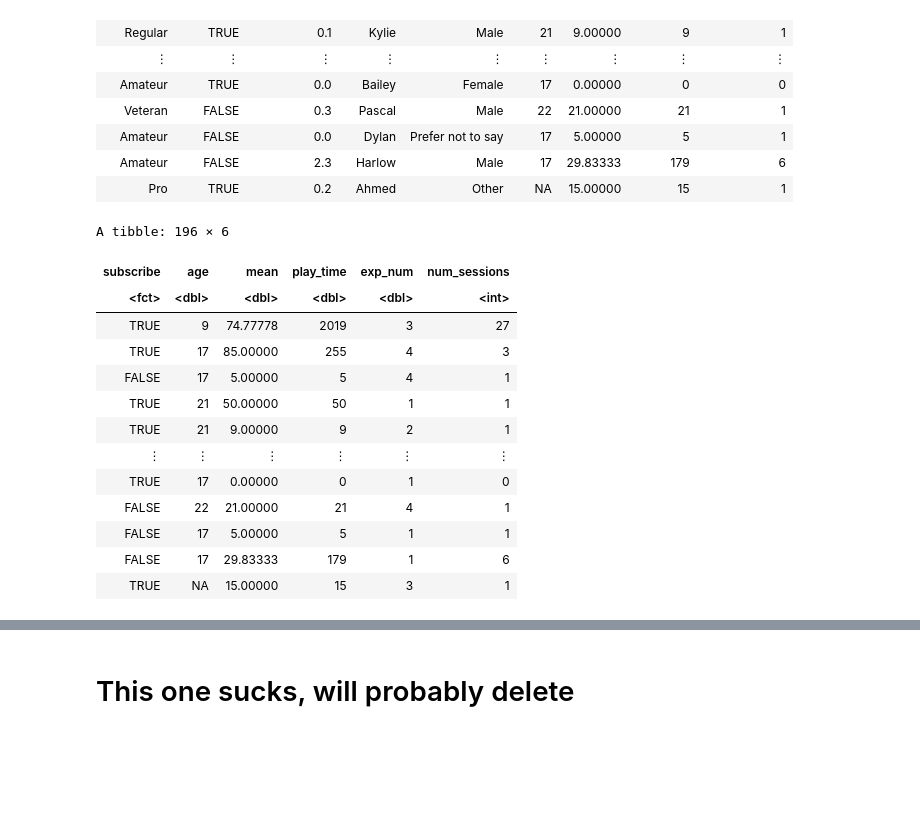
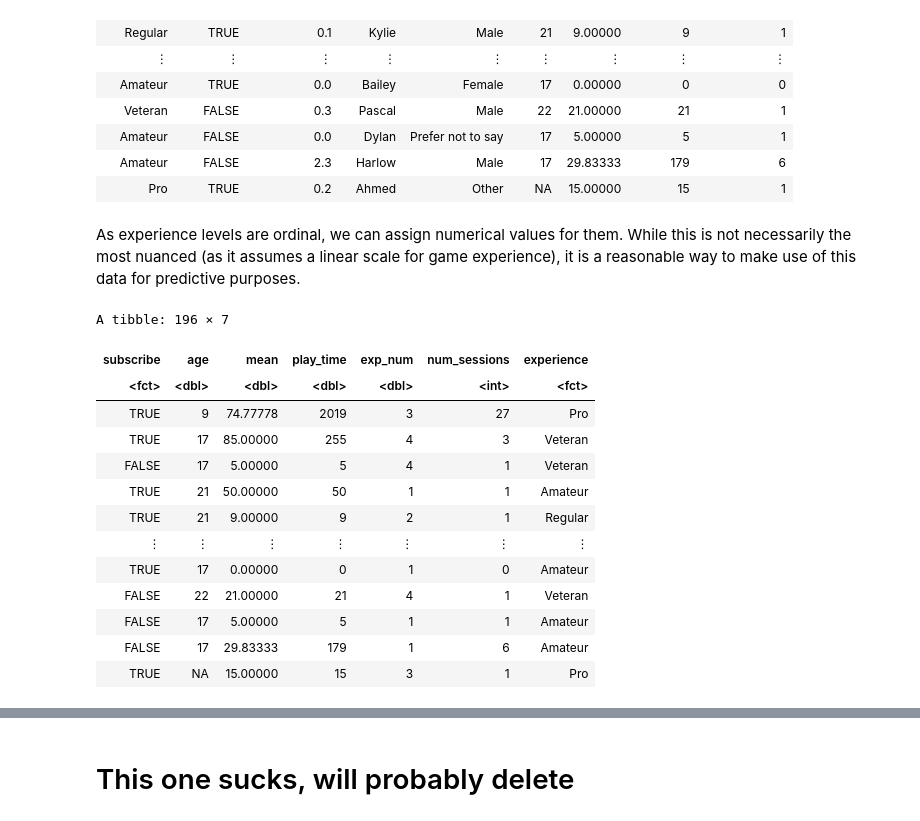
Before and after one commit to YoyoLiu314/group-project, a Jupyter notebook: group_project.ipynb, the cells around one changed output, grey strips where cells are left out. Saved outputs shown, nothing was run; the diff lists cells and outputs as text; code cells hidden in the pictures; blank space fills up the shorter version.

```diff
--- a/group_project.ipynb
+++ b/group_project.ipynb
@@ -138,28 +135,30 @@ A tibble: 196 × 9
 | Amateur | FALSE | 0.0 | Dylan | Prefer not to say | 17 | 5.00000 | 5 | 1 |
 | Amateur | FALSE | 2.3 | Harlow | Male | 17 | 29.83333 | 179 | 6 |
 | Pro | TRUE | 0.2 | Ahmed | Other | NA | 15.00000 | 15 | 1 |
+# %% [markdown]
+As experience levels are ordinal, we can assign numerical values for them. While this is not necessarily the most nuanced (as it assumes a linear scale for game experience), it is a reasonable way to make use of this data for predictive purposes.
 # %%
 players_numeric <- players_joined |>
     mutate(exp_num = case_when(experience == "Beginner" ~ 0,
                                experience == "Amateur" ~ 1,
                                experience == "Regular" ~ 2,
                                experience == "Pro" ~ 3,
                                experience == "Veteran" ~ 4)) |>
-    select(subscribe, age, mean, play_time, exp_num, num_sessions) |>
-    mutate(subscribe = as_factor(subscribe))
+    select(subscribe, age, mean, play_time, exp_num, num_sessions, experience) |>
+    mutate(subscribe = as_factor(subscribe), experience = as_factor(experience))
 players_numeric
 # %% [output]
-A tibble: 196 × 6
+A tibble: 196 × 7
-| subscribe | age | mean | play_time | exp_num | num_sessions |
-| <fct> | <dbl> | <dbl> | <dbl> | <dbl> | <int> |
-| TRUE | 9 | 74.77778 | 2019 | 3 | 27 |
-| TRUE | 17 | 85.00000 | 255 | 4 | 3 |
-| FALSE | 17 | 5.00000 | 5 | 4 | 1 |
-| TRUE | 21 | 50.00000 | 50 | 1 | 1 |
-| TRUE | 21 | 9.00000 | 9 | 2 | 1 |
-| ⋮ | ⋮ | ⋮ | ⋮ | ⋮ | ⋮ |
-| TRUE | 17 | 0.00000 | 0 | 1 | 0 |
-| FALSE | 22 | 21.00000 | 21 | 4 | 1 |
-| FALSE | 17 | 5.00000 | 5 | 1 | 1 |
-| FALSE | 17 | 29.83333 | 179 | 1 | 6 |
-| TRUE | NA | 15.00000 | 15 | 3 | 1 |
+| subscribe | age | mean | play_time | exp_num | num_sessions | experience |
+| <fct> | <dbl> | <dbl> | <dbl> | <dbl> | <int> | <fct> |
+| TRUE | 9 | 74.77778 | 2019 | 3 | 27 | Pro |
+| TRUE | 17 | 85.00000 | 255 | 4 | 3 | Veteran |
+| FALSE | 17 | 5.00000 | 5 | 4 | 1 | Veteran |
+| TRUE | 21 | 50.00000 | 50 | 1 | 1 | Amateur |
+| TRUE | 21 | 9.00000 | 9 | 2 | 1 | Regular |
+| ⋮ | ⋮ | ⋮ | ⋮ | ⋮ | ⋮ | ⋮ |
+| TRUE | 17 | 0.00000 | 0 | 1 | 0 | Amateur |
+| FALSE | 22 | 21.00000 | 21 | 4 | 1 | Veteran |
+| FALSE | 17 | 5.00000 | 5 | 1 | 1 | Amateur |
+| FALSE | 17 | 29.83333 | 179 | 1 | 6 | Amateur |
+| TRUE | NA | 15.00000 | 15 | 3 | 1 | Pro |
```
Also changed, not shown: parts of 27 cells of this notebook.
